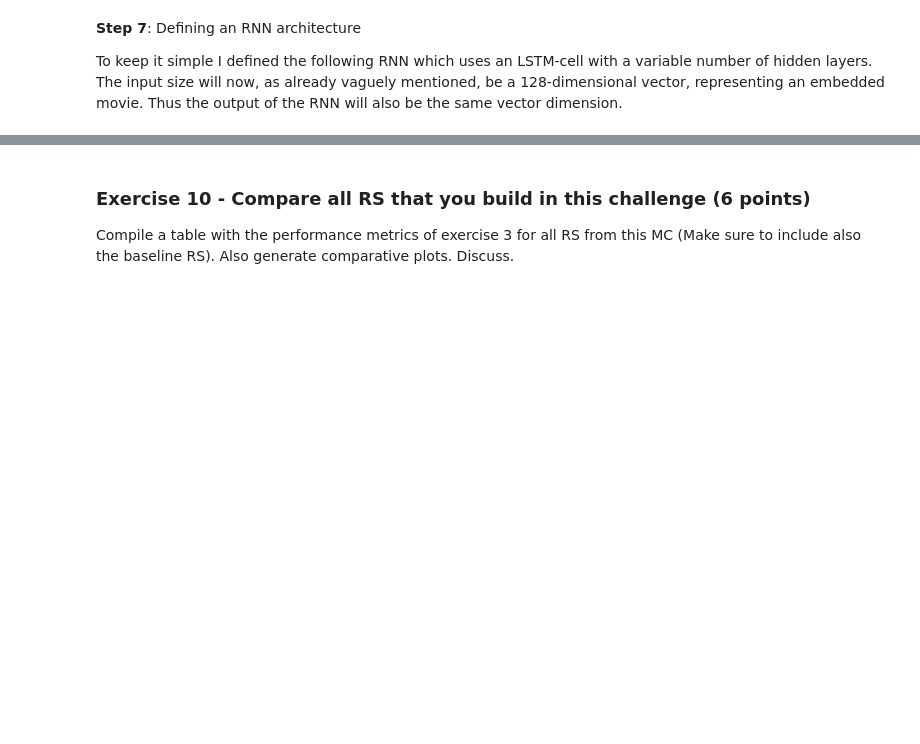
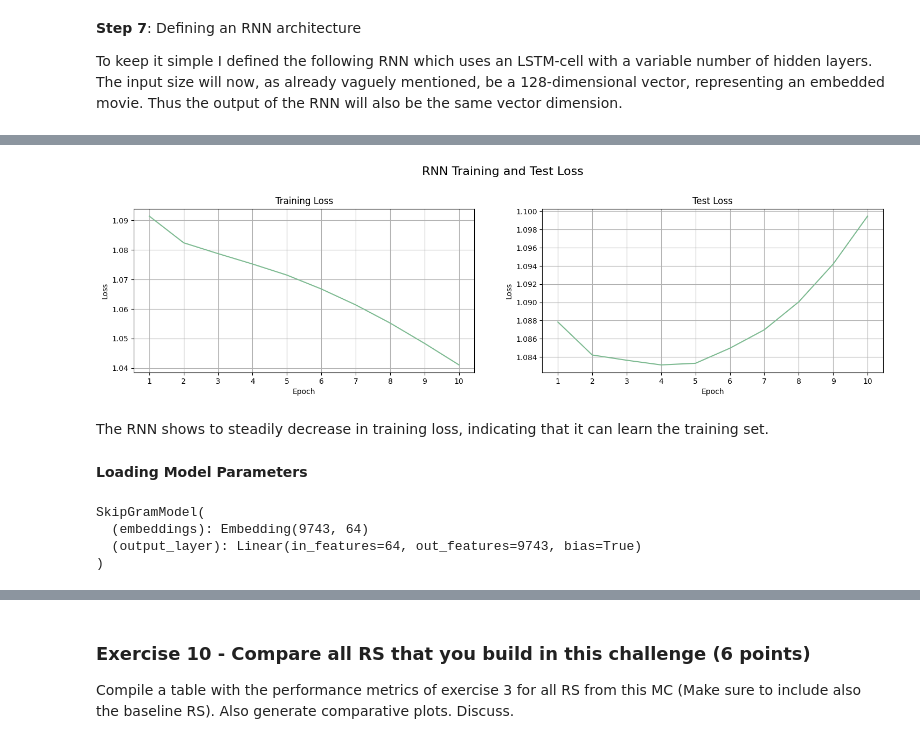
Before and after one commit to okaynils/fhnw-ds-rsy, a Jupyter notebook: MiniChallenge/RSY_ MiniChallenge_FS24.ipynb, the cells around one changed output, grey strips where cells are left out. Drawn from its saved outputs; the diff is of its cells as text; code cells hidden in the pictures; blank space fills up the shorter version.

```diff
--- a/MiniChallenge/RSY_ MiniChallenge_FS24.ipynb
+++ b/MiniChallenge/RSY_ MiniChallenge_FS24.ipynb
@@ -1957,10 +2111,10 @@ class MoviePredictorRNN(nn.Module):
         out = self.linear(out[:, -1, :])
         return out
 
-input_dim = 128
+input_dim = 64
 hidden_dim = 128
-num_layers = 2
-output_dim = 128
+num_layers = 3
+output_dim = 64
 
 rnn_model = MoviePredictorRNN(input_dim, hidden_dim, num_layers, output_dim)
 # %%
@@ -2035 +2198,49 @@ Epoch [10/10], Train Loss: 0.2923
 Training complete
+# %%
+epochs = len(train_losses)
+
+fig, axes = plt.subplots(nrows=1, ncols=2, figsize=(16, 5))
+fig.tight_layout(pad=6.0)
+
+axes = axes.flatten()
+
+epoch_ticks = list(range(1, epochs + 1))
+
+fig.suptitle('RNN Training and Test Loss', fontsize=16)
+
+axes[0].plot(epoch_ticks, train_losses, zorder=2)
+axes[0].set_title('Training Loss')
+axes[0].set_xlabel('Epoch')
+axes[0].grid(True, zorder=0)
+axes[0].set_ylabel('Loss')
+axes[0].set_xticks(epoch_ticks)
+
+axes[1].plot(epoch_ticks, test_losses, zorder=2)
+axes[1].set_title('Test Loss')
+axes[1].set_xlabel('Epoch')
+axes[1].grid(True, zorder=0)
+axes[1].set_ylabel('Loss')
+axes[1].set_xticks(epoch_ticks)
+
+plt.show()
+# %% [output]
+[figure, added]
+# %% [markdown]
+The RNN shows to steadily decrease in training loss, indicating that it can learn the training set.
+# %% [markdown]
+**Loading Model Parameters**
+# %%
+model = MoviePredictorRNN(input_dim, hidden_dim, num_layers, output_dim)
+model.load_state_dict(torch.load('models/best_rnn_model.pt', map_location=device))
+model.to(device)
+model.eval()
+
+embedding_model = SkipGramModel(vocab_size=vocab_size + 1, embedding_dim=embedding_dim)
+embedding_model.load_state_dict(torch.load('models/best_embedding_model.pt', map_location=device))
+embedding_model.to(device)
+embedding_model.eval()
+# %% [output]
+SkipGramModel(
+  (embeddings): Embedding(9743, 64)
+  (output_layer): Linear(in_features=64, out_features=9743, bias=True)
+)
```
Also changed, not shown: parts of 29 cells of this notebook, 3 other files.
